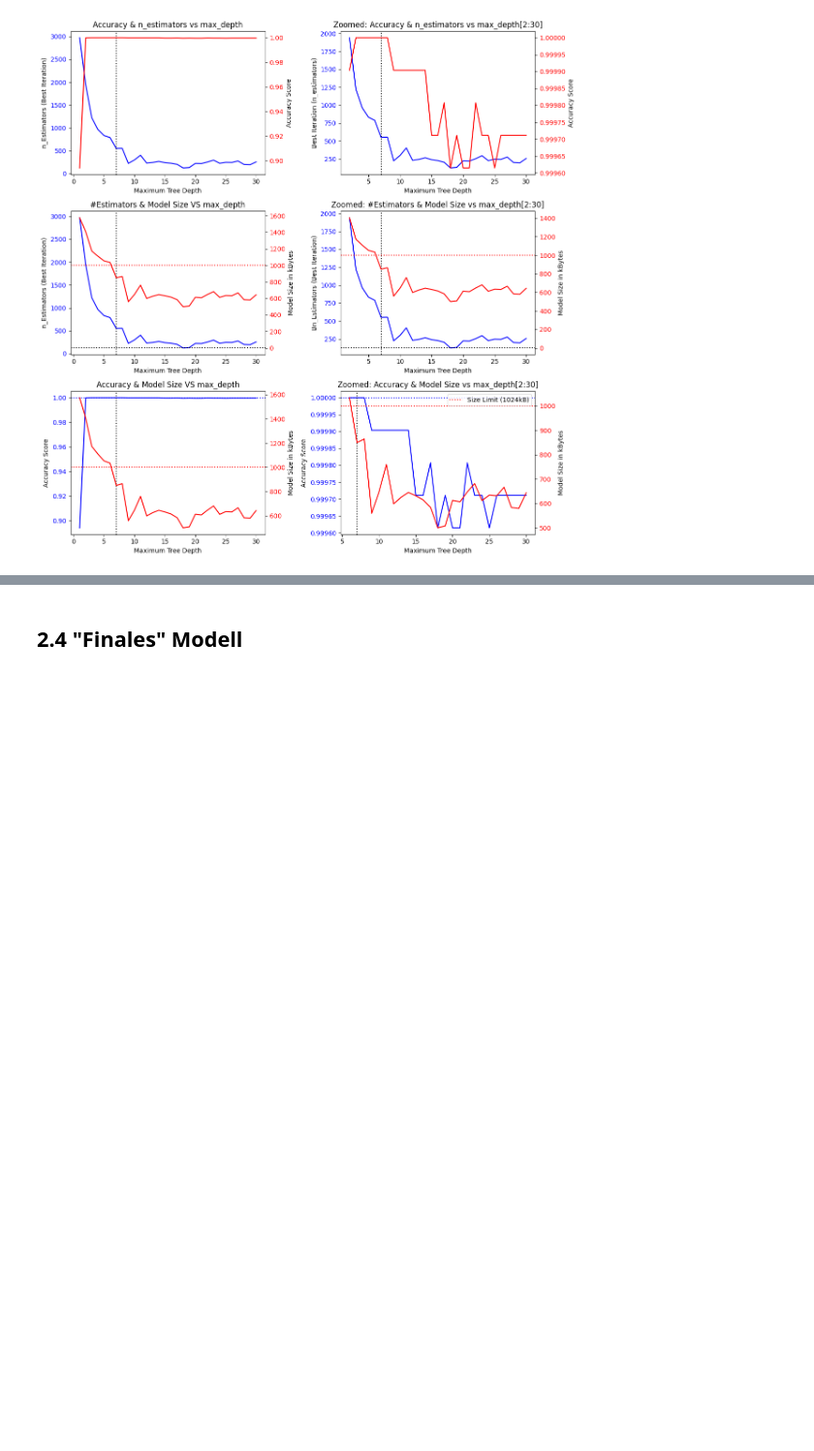
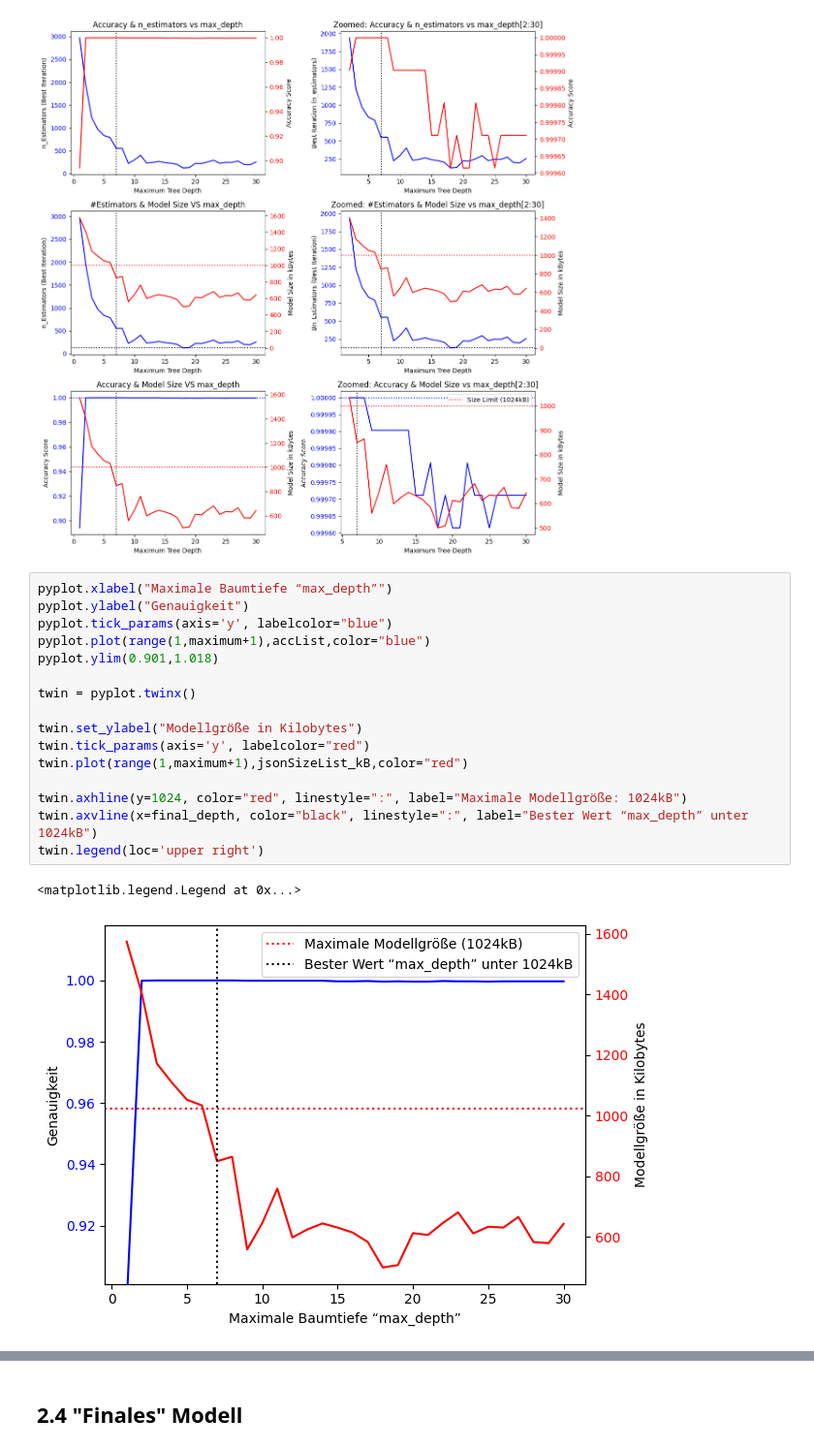
Before and after one commit to iTzOutmind/arduino-xgboost, a Jupyter notebook: basemodell_mushroom.ipynb, the cells around one changed output, grey strips where cells are left out. Shown at 97% size. Drawn from its saved outputs; the diff is of its cells as text; blank space fills up the shorter version.

Commit message:
plotReport(): Changed amount of digits shown | Created additional plots

```diff
--- a/basemodell_mushroom.ipynb
+++ b/basemodell_mushroom.ipynb
@@ -550,3 +550,22 @@ fig.tight_layout()
 pyplot.show()
 # %% [output]
 [figure]
+# %%
+pyplot.xlabel("Maximale Baumtiefe “max_depth”")
+pyplot.ylabel("Genauigkeit")
+pyplot.tick_params(axis='y', labelcolor="blue")
+pyplot.plot(range(1,maximum+1),accList,color="blue")
+pyplot.ylim(0.901,1.018)
+
+twin = pyplot.twinx()
+
+twin.set_ylabel("Modellgröße in Kilobytes")
+twin.tick_params(axis='y', labelcolor="red")
+twin.plot(range(1,maximum+1),jsonSizeList_kB,color="red")
+
+twin.axhline(y=1024, color="red", linestyle=":", label="Maximale Modellgröße: 1024kB")
+twin.axvline(x=final_depth, color="black", linestyle=":", label="Bester Wert “max_depth” unter 1024kB")
+twin.legend(loc='upper right')
+# %% [output]
+<matplotlib.legend.Legend at 0x...>
+[figure, added]
```
Also changed, not shown: parts of 5 cells of this notebook.
